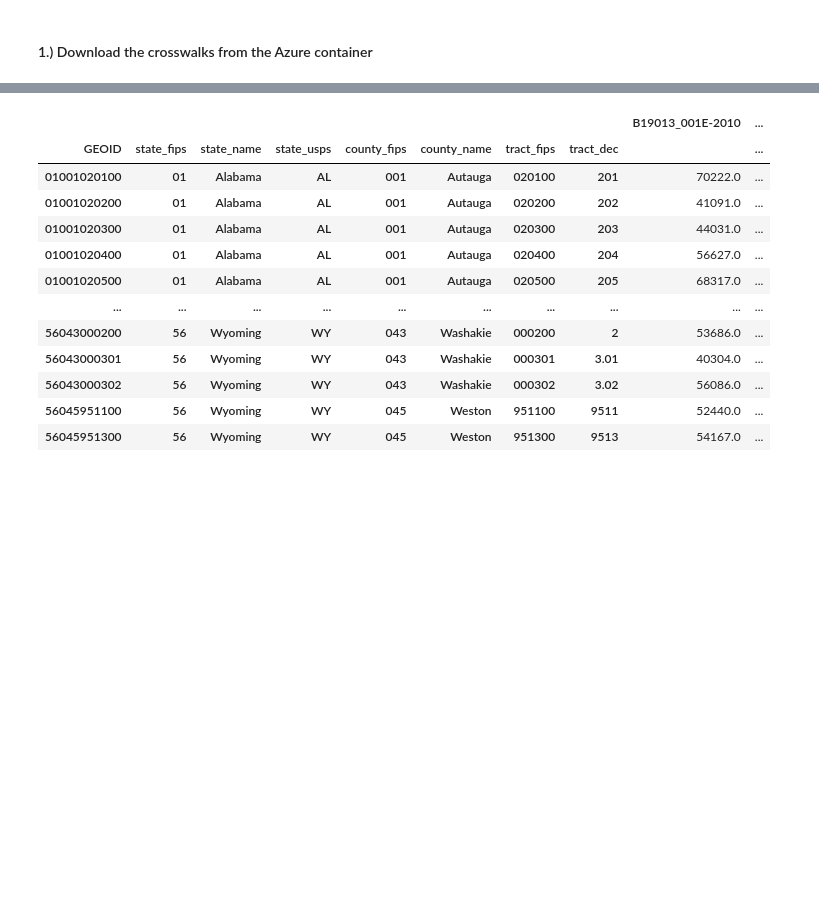
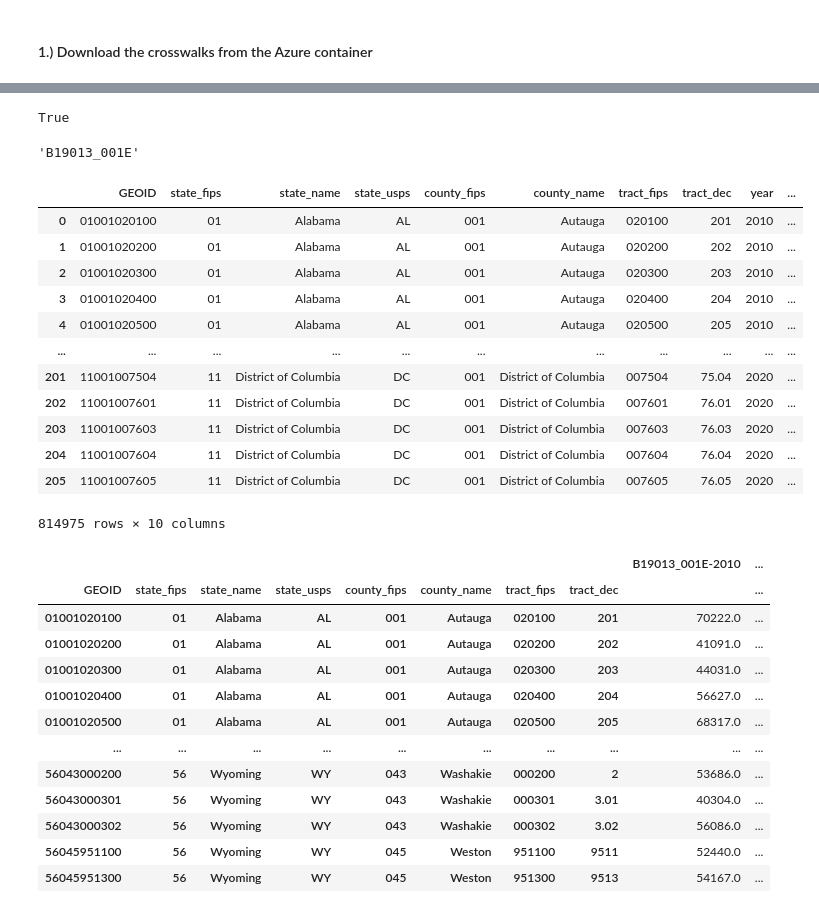
Before and after one commit to de-data-lab/census-tract-redistricting, a Jupyter notebook: example-use-notebook.ipynb, the cells around one changed output, grey strips where cells are left out. Drawn from its saved outputs; the diff is of its cells as text; code cells hidden in the pictures; blank space fills up the shorter version.

Commit message:
WIP: test function to bin variables in wide_df

```diff
--- a/example-use-notebook.ipynb
+++ b/example-use-notebook.ipynb
@@ -45,27 +45,31 @@ py_geoms = get_all_tract_geoms_year(year=2020, erase_water=False, simplify_toler
 df = load_raw_census_data()
 
 ## Transform raw data (long format)
-df = _transform_raw_data_long(df)
-
-## Widen data
-wide_df = _widen_df(df)
+df_long = _transform_raw_data_long(df)
 
 
-## Separate 2020 data from other years
-df_2020 = _extract_2020_data(wide_df)
+# ## Apply binning
 
-## Collapse pre-2020 data
-df = _collapse_df(wide_df)
 
-## Join and apply the crosswalk column to the pre-2020 data
-df = join_crosswalk(df)
-df = apply_crosswalk(df)
+# ## Widen data
+wide_df = _widen_df(df_long)
 
-## Re-Join the 2020 data to crosswalked pre-2020 data
-df = rejoin_2020(df, df_2020)
 
-## Join the geometries
-df = join_geoms(df, py_geoms)
+# ## Separate 2020 data from other years
+# df_2020 = _extract_2020_data(wide_df)
 
-df
+# ## Collapse pre-2020 data
+# df = _collapse_df(wide_df)
+
+# ## Join and apply the crosswalk column to the pre-2020 data
+# df = join_crosswalk(df)
+# df = apply_crosswalk(df)
+
+# ## Re-Join the 2020 data to crosswalked pre-2020 data
+# df = rejoin_2020(df, df_2020)
+
+# ## Join the geometries
+# df = join_geoms(df, py_geoms)
+
+# df
 # %% [output]
@@ -102,3 +141,28 @@ NAME, B19013_001E, state, county, tract, year, state_usps
+# %%
+ == len(a.columns)
+# %% [output]
+True
+# %%
+a,b ="B19013_001E-2011".split('-')
+a
+# %% [output]
+'B19013_001E'
+# %%
+df_long
+# %% [output]
+|  | GEOID | state_fips | state_name | state_usps | county_fips | county_name | tract_fips | tract_dec | year | ... |
+| 0 | 01001020100 | 01 | Alabama | AL | 001 | Autauga | 020100 | 201 | 2010 | ... |
+| 1 | 01001020200 | 01 | Alabama | AL | 001 | Autauga | 020200 | 202 | 2010 | ... |
+| 2 | 01001020300 | 01 | Alabama | AL | 001 | Autauga | 020300 | 203 | 2010 | ... |
+| 3 | 01001020400 | 01 | Alabama | AL | 001 | Autauga | 020400 | 204 | 2010 | ... |
+| 4 | 01001020500 | 01 | Alabama | AL | 001 | Autauga | 020500 | 205 | 2010 | ... |
+| ... | ... | ... | ... | ... | ... | ... | ... | ... | ... | ... |
+| 201 | 11001007504 | 11 | District of Columbia | DC | 001 | District of Columbia | 007504 | 75.04 | 2020 | ... |
+| 202 | 11001007601 | 11 | District of Columbia | DC | 001 | District of Columbia | 007601 | 76.01 | 2020 | ... |
+| 203 | 11001007603 | 11 | District of Columbia | DC | 001 | District of Columbia | 007603 | 76.03 | 2020 | ... |
+| 204 | 11001007604 | 11 | District of Columbia | DC | 001 | District of Columbia | 007604 | 76.04 | 2020 | ... |
+| 205 | 11001007605 | 11 | District of Columbia | DC | 001 | District of Columbia | 007605 | 76.05 | 2020 | ... |
+814975 rows × 10 columns
 # %%
 wide_df
 # %% [output]
```
Also changed, not shown: parts of 5 cells of this notebook, 1 other file.
